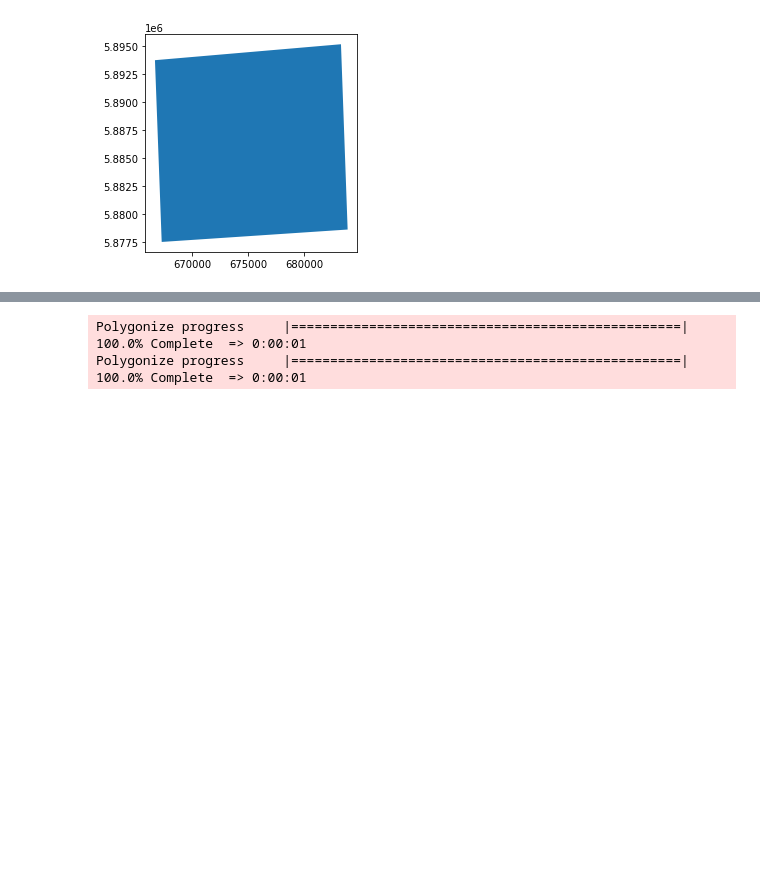
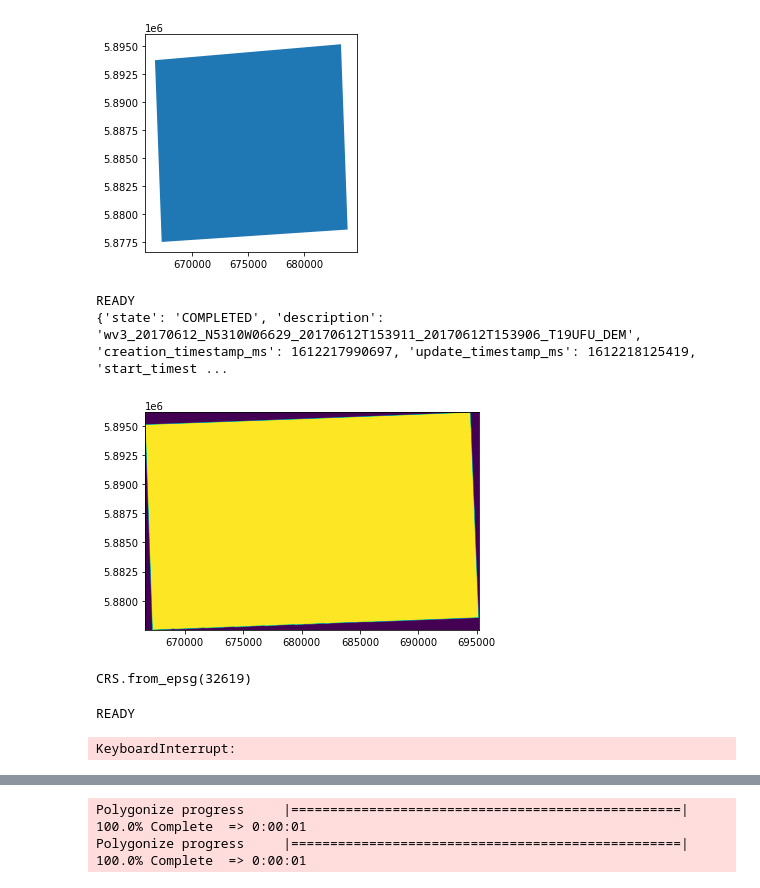
Before and after one commit to rfernand387/arosics, a Jupyter notebook: WV3toMSIspatialmatching.ipynb, the cells around one changed output, grey strips where cells are left out. Drawn from its saved outputs; the diff is of its cells as text; code cells hidden in the pictures; blank space fills up the shorter version.

Commit message:
Added terrain shade image

```diff
--- a/WV3toMSIspatialmatching.ipynb
+++ b/WV3toMSIspatialmatching.ipynb
@@ -182,3 +164,64 @@ def getFeatures(gdf):
     return [json.loads(gdf.to_json())['features'][0]['geometry']]
 # %% [output]
 [figure]
+# %%
+# export image with union of MSI and WV3 terrain shadows from GEE for masking using the MSI CRS
+WV3meta =  ET.parse(WV3filename+".xml")
+WV3geometry = (ee.Feature(ee.FeatureCollection(WV3asset).filterMetadata("TITLEPrope","equals",WV3id).first())).geometry()
+vaaWV3 = float(WV3meta.find(".//MEANSATAZ").text)
+vzaWV3 = 90 - float(WV3meta.find(".//MEANSATEL").text)
+saaWV3 = float(WV3meta.find(".//MEANSUNAZ").text)
+szaWV3 = 90 - float(WV3meta.find(".//MEANSUNEL").text)
+imageMSI = ee.Image(MSIasset+MSIid)
+vaaMSI = imageMSI.get("MEAN_INCIDENCE_AZIMUTH_ANGLE_B3").getInfo()
+vzaMSI = imageMSI.get("MEAN_INCIDENCE_ZENITH_ANGLE_B3").getInfo()
+saaMSI = imageMSI.get("MEAN_SOLAR_AZIMUTH_ANGLE").getInfo()
+szaMSI = imageMSI.get("MEAN_SOLAR_ZENITH_ANGLE").getInfo()
+dem = ee.Image("MERIT/DEM/v1_0_3").clip(WV3geometry).convolve(ee.Kernel.square(3));
+task = ee.batch.Export.image.toDrive(
+              image= ee.Terrain.hillShadow(dem, saaMSI, szaMSI).multiply(ee.Terrain.hillShadow(dem, vaaMSI, vzaMSI)).multiply(ee.Terrain.hillShadow(dem, saaWV3, szaWV3)).multiply(ee.Terrain.hillShadow(dem, vaaWV3, vzaWV3)),
+              description= (WV3id+"_"+MSIid+"_DEM"),
+              folder= Gdrive_cloud,
+              fileNamePrefix= (WV3id+"_"+MSIid+"_DEM"),
+              scale= 10,
+              crs = ee.Image(MSIasset+MSIid).select("B3").projection().crs(),
+              region= (ee.Feature(ee.FeatureCollection(WV3asset).filterMetadata("TITLEPrope","equals",WV3id).first())).geometry().getInfo()['coordinates']
+            );
+
+task.start()
+taskstat = task.status()['state']
+print(taskstat)
+while taskstat == 'READY' or taskstat == 'RUNNING':
+    taskstat = task.status()['state']
+print(task.status())
+# %% [output]
+READY
+{'state': 'COMPLETED', 'description': 'wv3_20170612_N5310W06629_20170612T153911_20170612T153906_T19UFU_DEM', 'creation_timestamp_ms': 1612217990697, 'update_timestamp_ms': 1612218125419, 'start_timest ...
+# %%
+# check WV3 image on  local drive (optional)
+DEM = rasterio.open(MSIfilename+"_DEM.tif")
+plot.show(DEM)
+DEM.crs
+# %% [output]
+[figure, added]
+CRS.from_epsg(32619)
+# %%
+# export selected MSI band subset overlapping requested WV3 asset feature to drive and hold until task is done
+task = ee.batch.Export.image.toDrive(
+              image= ee.Image(MSIasset+MSIid).select([MSIband]),
+              description= (WV3id+"_"+MSIid),
+              folder= Gdrive_cloud,
+              fileNamePrefix= (WV3id+"_"+MSIid),
+              scale= 10,
+              region= (ee.Feature(ee.FeatureCollection(WV3asset).filterMetadata("TITLEPrope","equals",WV3id).first())).geometry().getInfo()['coordinates']
+            );
+
+task.start()
+taskstat = task.status()['state']
+print(taskstat)
+while taskstat == 'READY' or taskstat == 'RUNNING':
+    taskstat = task.status()['state']
+print(task.status())
+# %% [output]
+READY
+KeyboardInterrupt:
```
Also changed, not shown: parts of 10 cells of this notebook.
